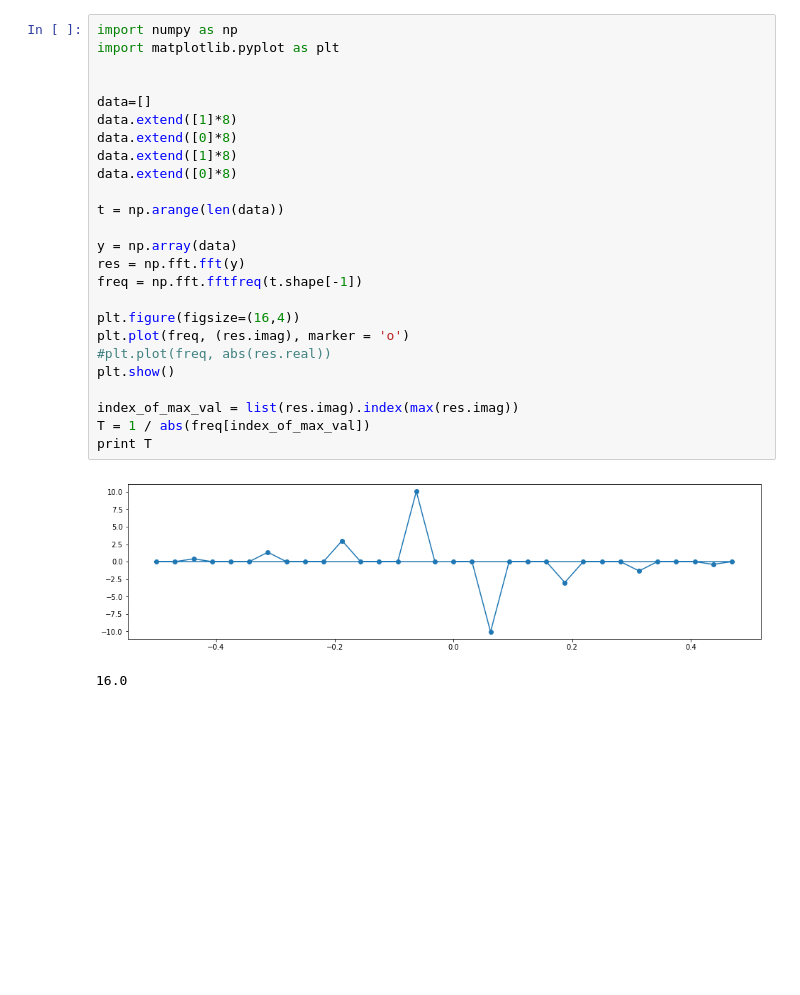
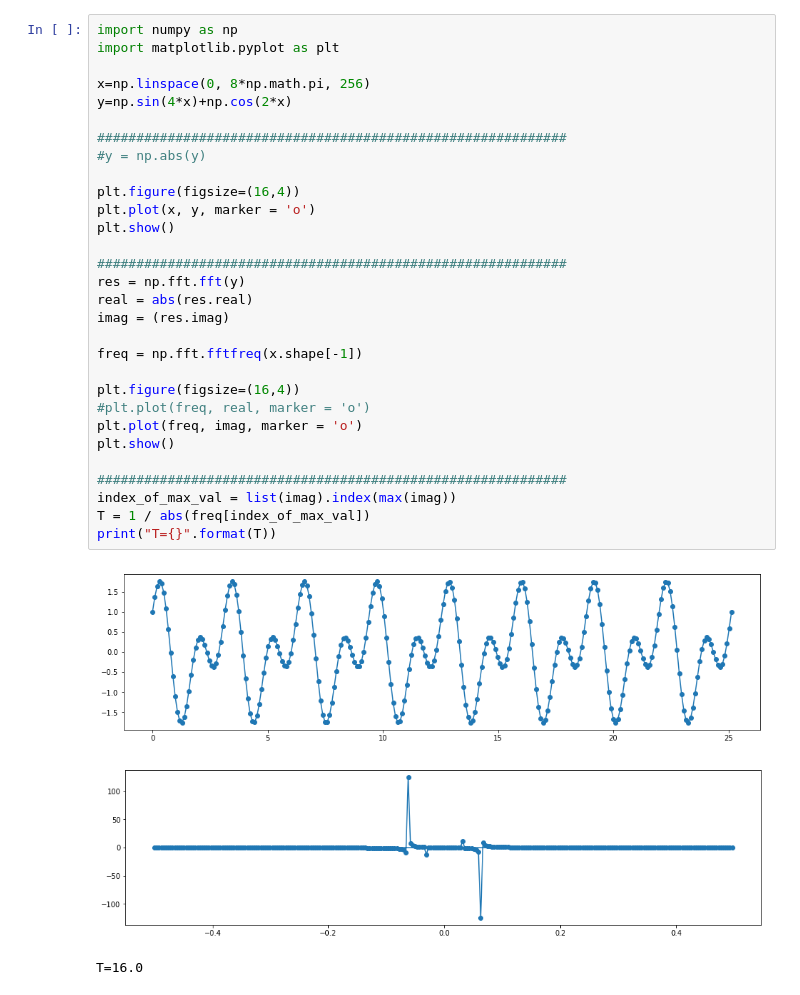
Before and after one commit to guolinp/jupyter_notebooks, a Jupyter notebook: make_fake_cpu_stats.ipynb, the cells around one changed output. Drawn from its saved outputs; the diff is of its cells as text; blank space fills up the shorter version.

```diff
--- a/make_fake_cpu_stats.ipynb
+++ b/make_fake_cpu_stats.ipynb
@@ -1,28 +1,34 @@
 # %%
 import numpy as np
 import matplotlib.pyplot as plt
 
+x=np.linspace(0, 8*np.math.pi, 256)
+y=np.sin(4*x)+np.cos(2*x)
 
-data=[]
-data.extend([1]*8)
-data.extend([0]*8)
-data.extend([1]*8)
-data.extend([0]*8)
-
-t = np.arange(len(data))
-
-y = np.array(data)
-res = np.fft.fft(y)
-freq = np.fft.fftfreq(t.shape[-1])
+############################################################
+#y = np.abs(y)
 
 plt.figure(figsize=(16,4))
-plt.plot(freq, (res.imag), marker = 'o')
-#plt.plot(freq, abs(res.real))
+plt.plot(x, y, marker = 'o')
 plt.show()
 
-index_of_max_val = list(res.imag).index(max(res.imag))
+############################################################
+res = np.fft.fft(y)
+real = abs(res.real)
+imag = (res.imag)
+
+freq = np.fft.fftfreq(x.shape[-1])
+
+plt.figure(figsize=(16,4))
+#plt.plot(freq, real, marker = 'o')
+plt.plot(freq, imag, marker = 'o')
+plt.show()
+
+############################################################
+index_of_max_val = list(imag).index(max(imag))
 T = 1 / abs(freq[index_of_max_val])
-print T
+print("T={}".format(T))
 # %% [output]
-[figure, old version]
+[figure, new version]
+[figure, added]
-16.0
+T=16.0
```
Also changed, not shown: parts of 9 cells of this notebook.
